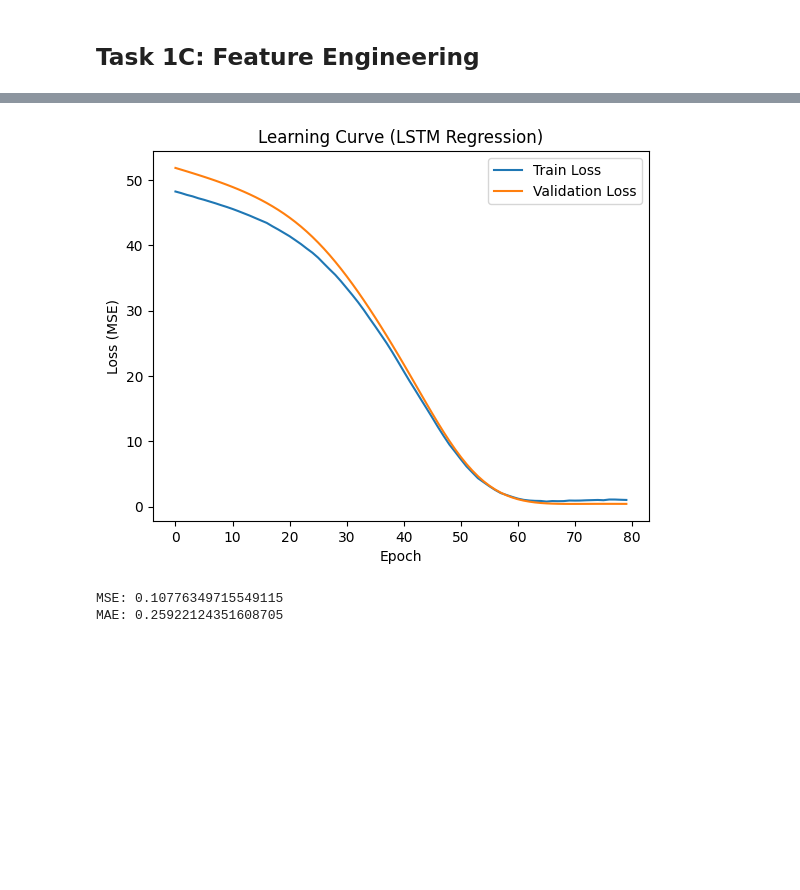
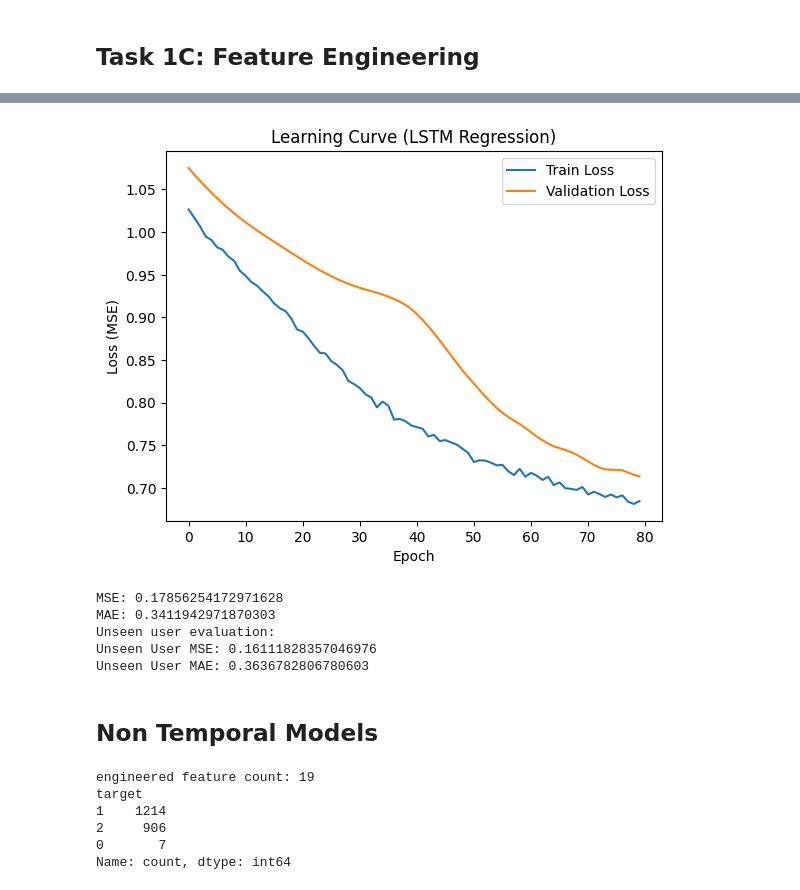
Before and after one commit to amee342/DataMining, a Jupyter notebook: data_exploratory_raghav.ipynb, the cells around one changed output, grey strips where cells are left out. Drawn from its saved outputs; the diff is of its cells as text; code cells hidden in the pictures; blank space fills up the shorter version.

```diff
--- a/data_exploratory_raghav.ipynb
+++ b/data_exploratory_raghav.ipynb
@@ -535,7 +803,22 @@ y_test = y_scaler.transform(y_test.reshape(-1, 1)).flatten()
-# %%
-split = int(0.8 * len(X))
-X_train, X_test = X[:split], X[split:]
-y_train, y_test = y[:split], y[split:]
+# %%
+scaler = StandardScaler()
+
+X_train_reshaped = X_train.reshape(-1, X_train.shape[-1])
+
+X_test_reshaped = X_test.reshape(-1, X_test.shape[-1])
+X_unseen_reshaped = X_unseen_user.reshape(-1, X_unseen_user.shape[-1])
+
+X_train_scaled = scaler.fit_transform(X_train_reshaped)
+X_test_scaled = scaler.transform(X_test_reshaped)
+X_unseen_scaled = scaler.transform(X_unseen_reshaped)
+
+X_train = X_train_scaled.reshape(X_train.shape)
+X_test = X_test_scaled.reshape(X_test.shape)
+X_unseen_user = X_unseen_scaled.reshape(X_unseen_user.shape)
+
+y_train = scaler.fit_transform(y_train.reshape(-1, 1)).flatten()
+y_test = scaler.transform(y_test.reshape(-1, 1)).flatten()
+y_unseen_user = scaler.transform(y_unseen_user.reshape(-1, 1)).flatten()
 # %%
 class MoodLSTMReg(nn.Module):
     def __init__(self, input_size, hidden_size=64):
@@ -616,4 +899,19 @@ mae = mean_absolute_error(y_test_real, preds)
 
 print("MSE:", mse)
 print("MAE:", mae)
+
+print("Unseen user evaluation:")
+X_unseen_t = torch.tensor(X_unseen_user, dtype=torch.float32)
+
+with torch.no_grad():
+    unseen_preds = model_reg_lstm(X_unseen_t).numpy()
+
+unseen_preds = y_scaler.inverse_transform(unseen_preds.reshape(-1, 1)).flatten()
+y_unseen_real = y_scaler.inverse_transform(y_unseen_user.reshape(-1, 1)).flatten()
+
+unseen_mse = mean_squared_error(y_unseen_real, unseen_preds)
+unseen_mae = mean_absolute_error(y_unseen_real, unseen_preds)
+
+print("Unseen User MSE:", unseen_mse)
+print("Unseen User MAE:", unseen_mae)
 # %% [output]
@@ -637,3 +935,8 @@ Epoch 80, Train Loss: 1.0377, Val Loss: 0.4341
-[figure, old version]
+[figure, new version]
-MSE: 0.10776349715549115
-MAE: 0.25922124351608705
+MSE: 0.17856254172971628
+MAE: 0.3411942971870303
+Unseen user evaluation:
+Unseen User MSE: 0.16111828357046976
+Unseen User MAE: 0.3636782806780603
+# %% [markdown]
+## Non Temporal Models
@@ -639,0 +947,22 @@ MAE: 0.25922124351608705
+# %%
+def mood_to_class(m):
+    if m <= 4:
+        return 0  # low
+    elif m <= 7:
+        return 1  # medium
+    else:
+        return 2  # high
+
+# Classification target for the engineered feature set
+df_ml['target'] = df_ml['mood_next_day'].apply(mood_to_class)
+
+feature_cols = [col for col in df_ml.columns if col not in ['mood_next_day', 'target']]
+print('engineered feature count:', len(feature_cols))
+print(df_ml['target'].value_counts())
+# %% [output]
+engineered feature count: 19
+target
+1    1214
+2     906
+0       7
+Name: count, dtype: int64
```
Also changed, not shown: parts of 43 cells of this notebook.
